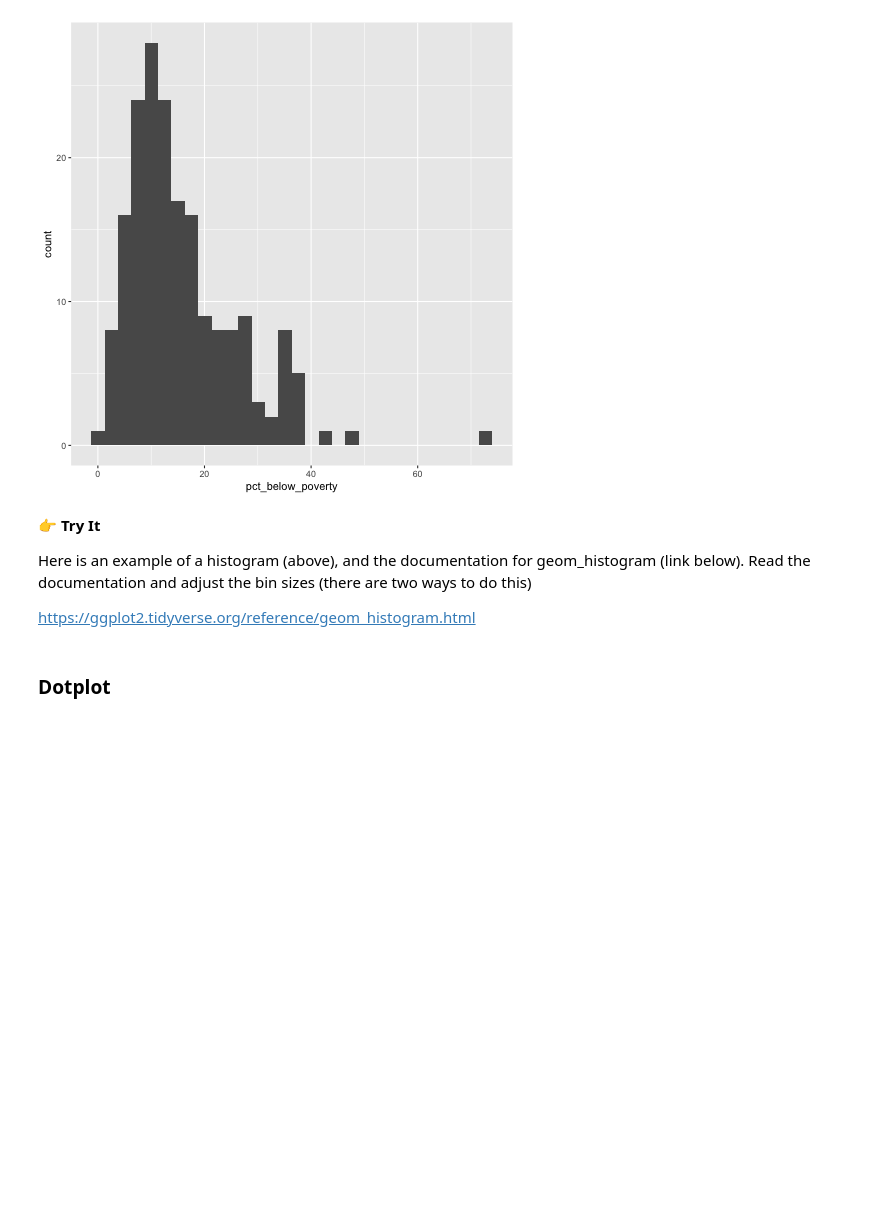
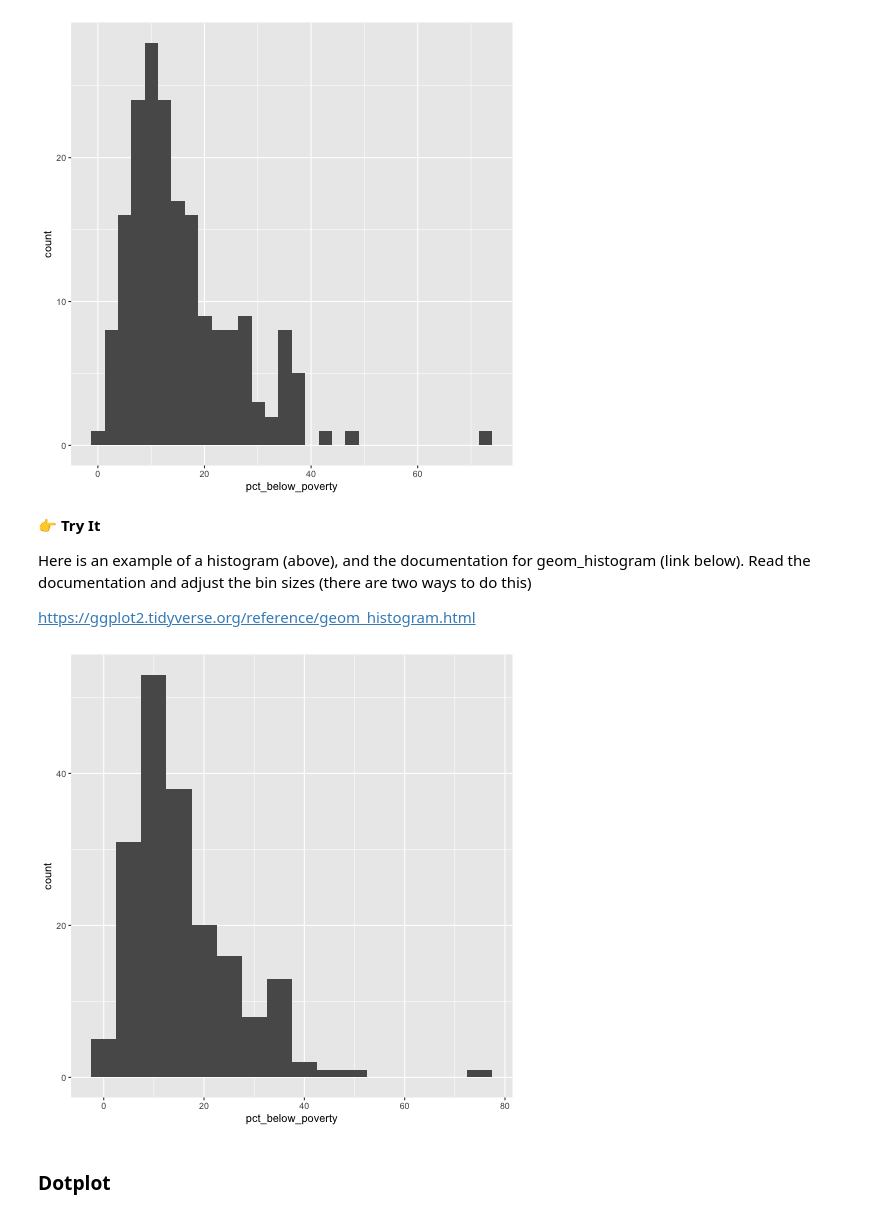
Before and after one commit to radhika3558/ggplot-intro, a Jupyter notebook: notebook.ipynb, the cells around one changed output. Saved outputs shown, nothing was run; the diff lists cells and outputs as text; code cells hidden in the pictures; blank space fills up the shorter version.

```diff
--- a/notebook.ipynb
+++ b/notebook.ipynb
@@ -139,3 +181,10 @@ https://ggplot2.tidyverse.org/reference/geom_histogram.html
+# %%
+%%R
+ggplot(df) +
+    aes(x=pct_below_poverty) +
+    geom_histogram(binwidth=5)
+# %% [output]
+[figure, added]
 # %% [markdown]
 ### Dotplot
 # %%
```
Also changed, not shown: parts of 21 cells of this notebook.
